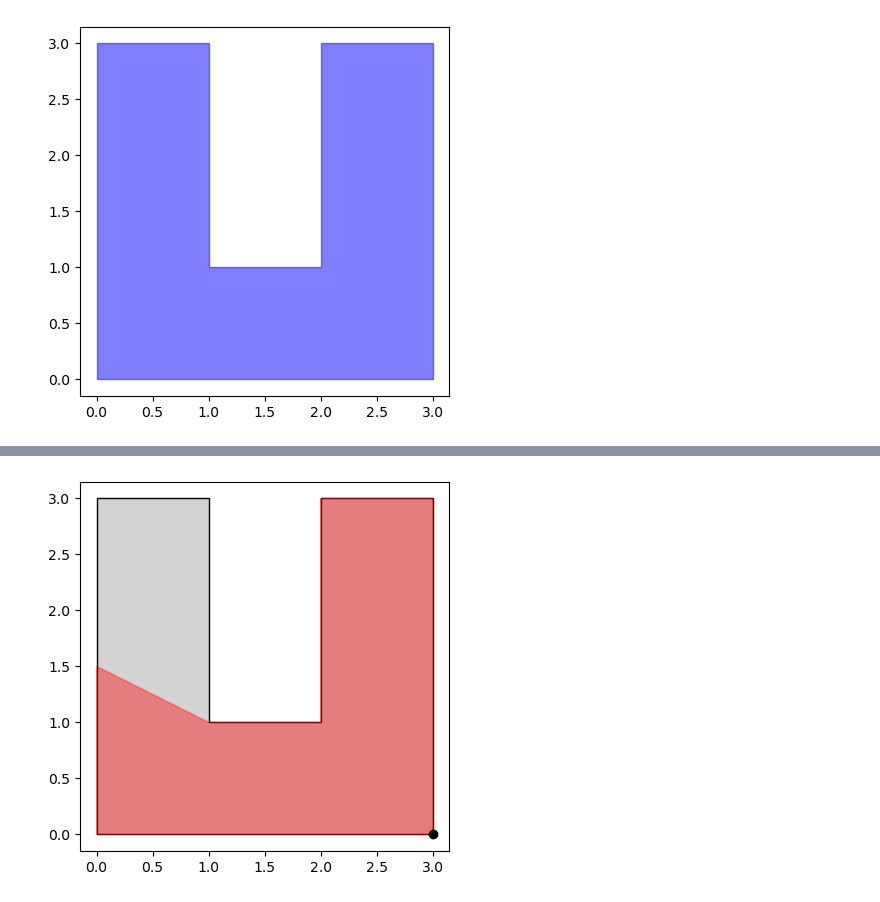
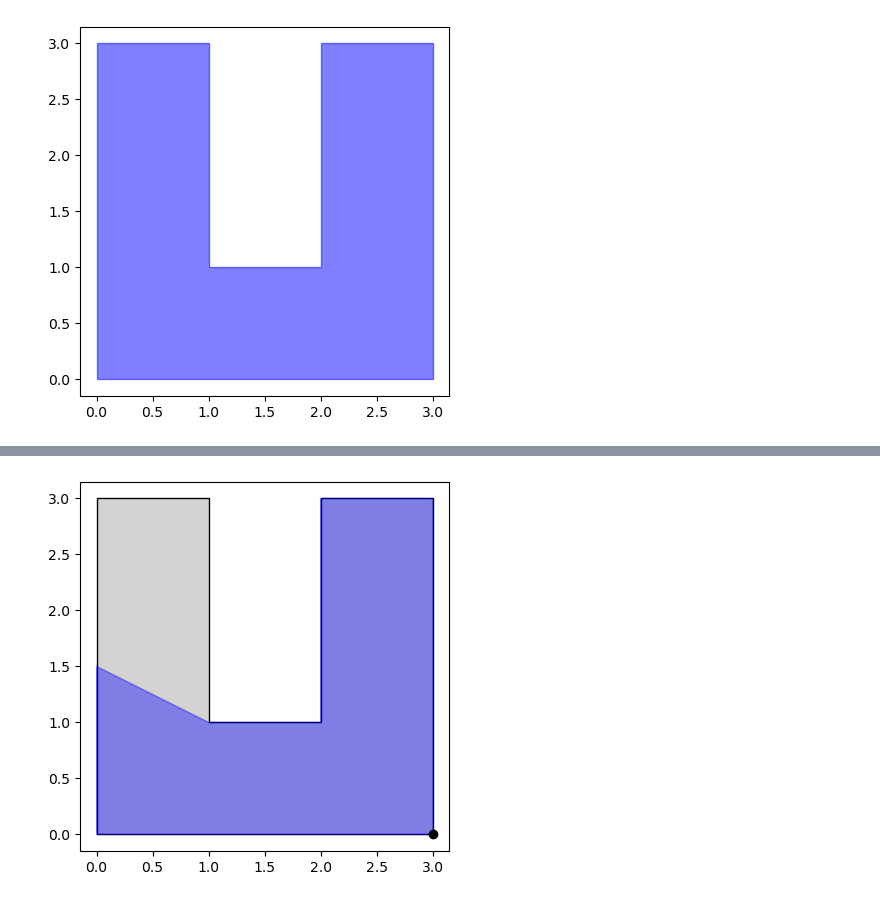
Before and after one commit to d-krupke/pyvispoly, a Jupyter notebook: notebooks/plotting.ipynb, the cells around one changed output, grey strips where cells are left out. Saved outputs shown, nothing was run; the diff lists cells and outputs as text; code cells hidden in the pictures.

```diff
--- a/notebooks/plotting.ipynb
+++ b/notebooks/plotting.ipynb
@@ -53,13 +53,16 @@ plt.show()
 # %%
 q = Point(3, 0)
 visble = vispoly.compute_visibility_polygon(q)
 fig, ax = plt.subplots()
 #ax.set_facecolor("lightgrey")
 plot_polygon(u_poly, ax=ax, alpha=1.0, color="lightgrey", linewidth=1,edgecolor="black")
-plot_polygon(visble, ax=ax, alpha=0.4, color="red")
+plot_polygon(visble, ax=ax, alpha=0.4, color="blue")
+assert visble.contains(q)
+assert visble.contains(Point(2, 0))
+assert not visble.contains(Point(0, 3))
 ax.plot(q.x(), q.y(), 'o', color='black')
 # equal aspect ratio
 ax.set_aspect('equal', 'box')
 plt.show()
 # %% [output]
-[figure, old version]
+[figure, new version]
```
Also changed, not shown: parts of 1 cell of this notebook.
